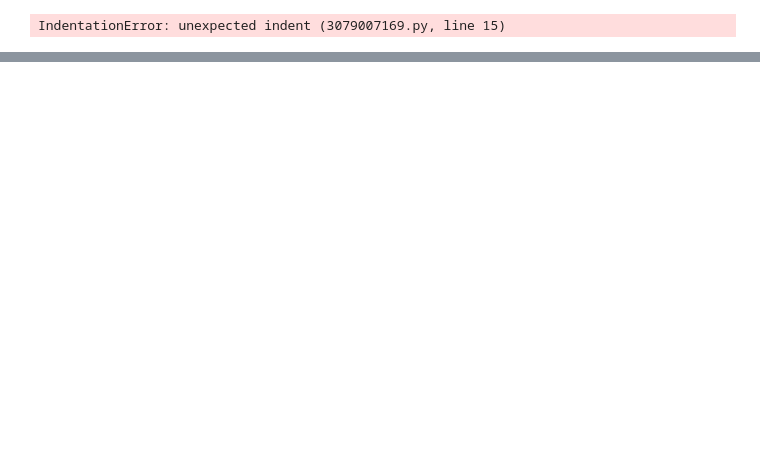
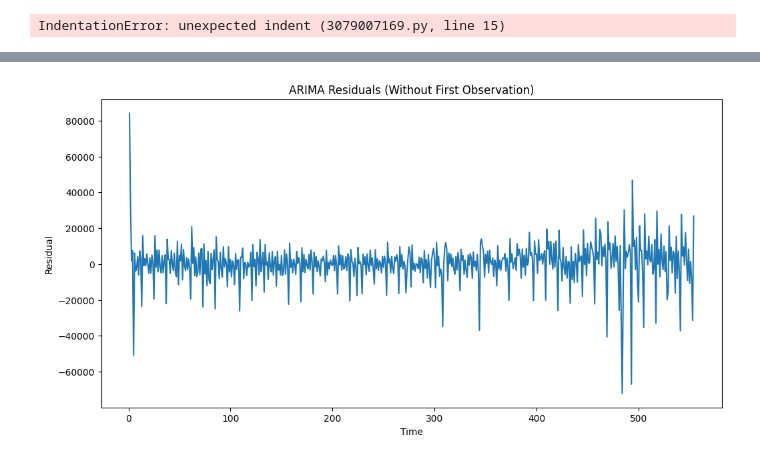
Before and after one commit to khushisingh1935-pixel/Crude-oil-availability, a Jupyter notebook: oil-forecasting.ipynb, the cells around one changed output, grey strips where cells are left out. Saved outputs shown, nothing was run; the diff lists cells and outputs as text; code cells hidden in the pictures; blank space fills up the shorter version.

```diff
--- a/oil-forecasting.ipynb
+++ b/oil-forecasting.ipynb
@@ -1664,0 +1645,14 @@ plt.show()
+# %%
+residuals_no_first = residuals[1:]
+
+plt.figure(figsize=(12,6))
+
+plt.plot(residuals_no_first)
+
+plt.title("ARIMA Residuals (Without First Observation)")
+plt.xlabel("Time")
+plt.ylabel("Residual")
+
+plt.show()
+# %% [output]
+[figure, added]
```
Also changed, not shown: parts of 108 cells of this notebook, 1 other file.
